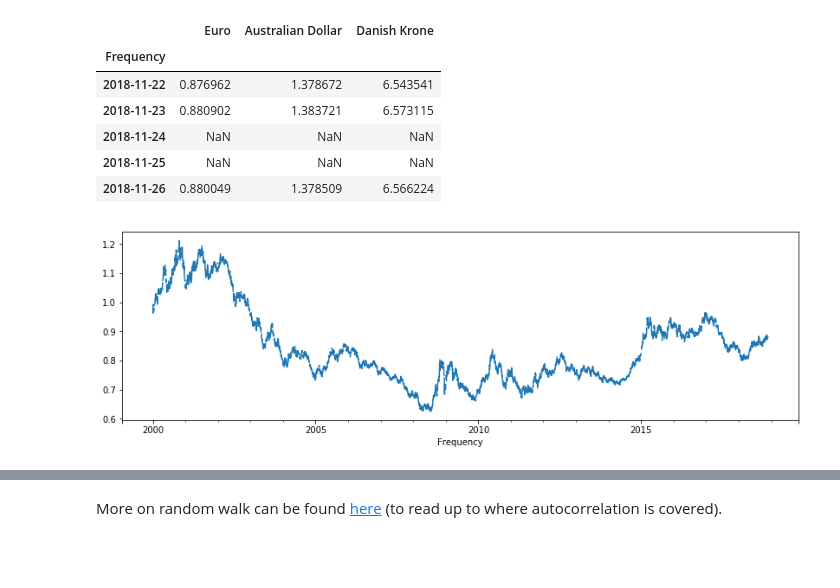
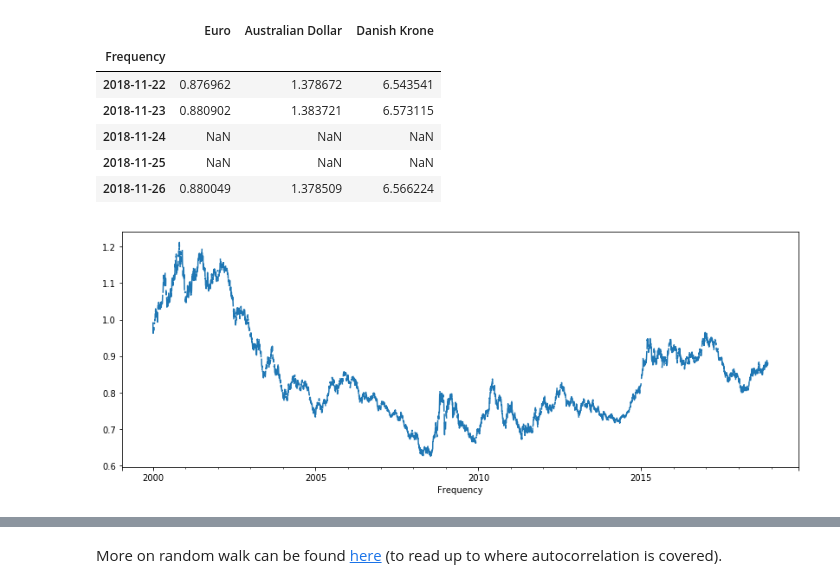
Before and after one commit to learn-co-curriculum/dsc-basic-time-series-models, a Jupyter notebook: index.ipynb, the cells around one changed output, grey strips where cells are left out. Saved outputs shown, nothing was run; the diff lists cells and outputs as text; code cells hidden in the pictures; blank space fills up the shorter version.

```diff
--- a/index.ipynb
+++ b/index.ipynb
@@ -78,6 +78,6 @@ xr.tail()
 | 2018-11-25 | NaN | NaN | NaN |
 | 2018-11-26 | 0.880049 | 1.378509 | 6.566224 |
 # %%
-xr['Euro'].plot(figsize = (14,4));
+xr['Euro'].plot(figsize = (14,5));
 # %% [output]
-[figure, old version]
+[figure, new version]
```
Also changed, not shown: parts of 1 cell of this notebook, 3 other files.
